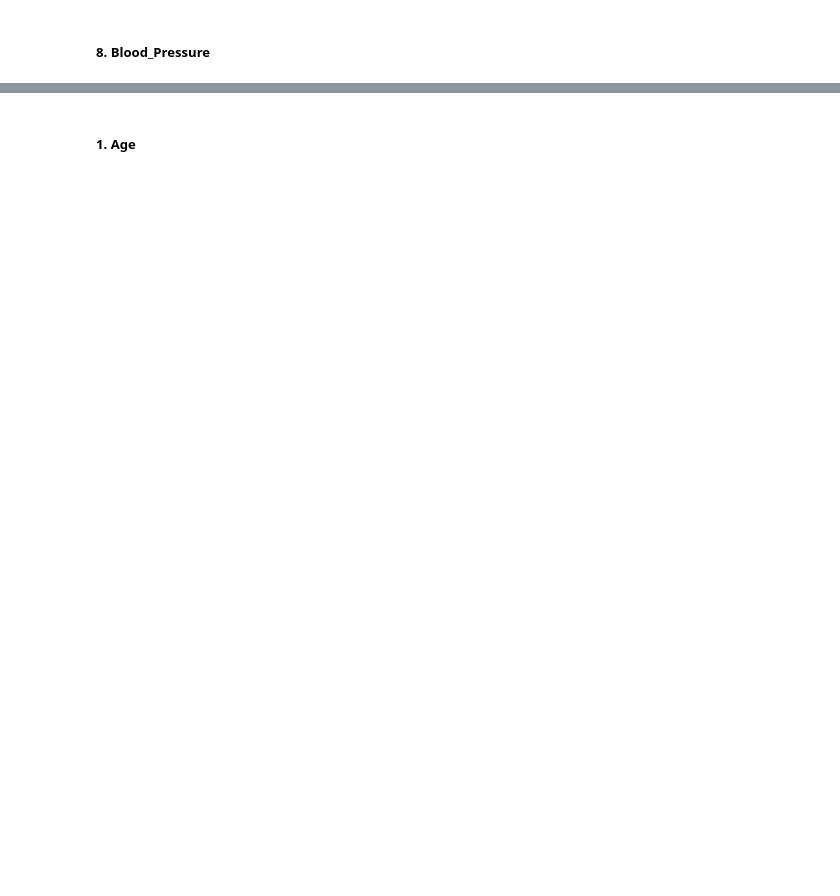
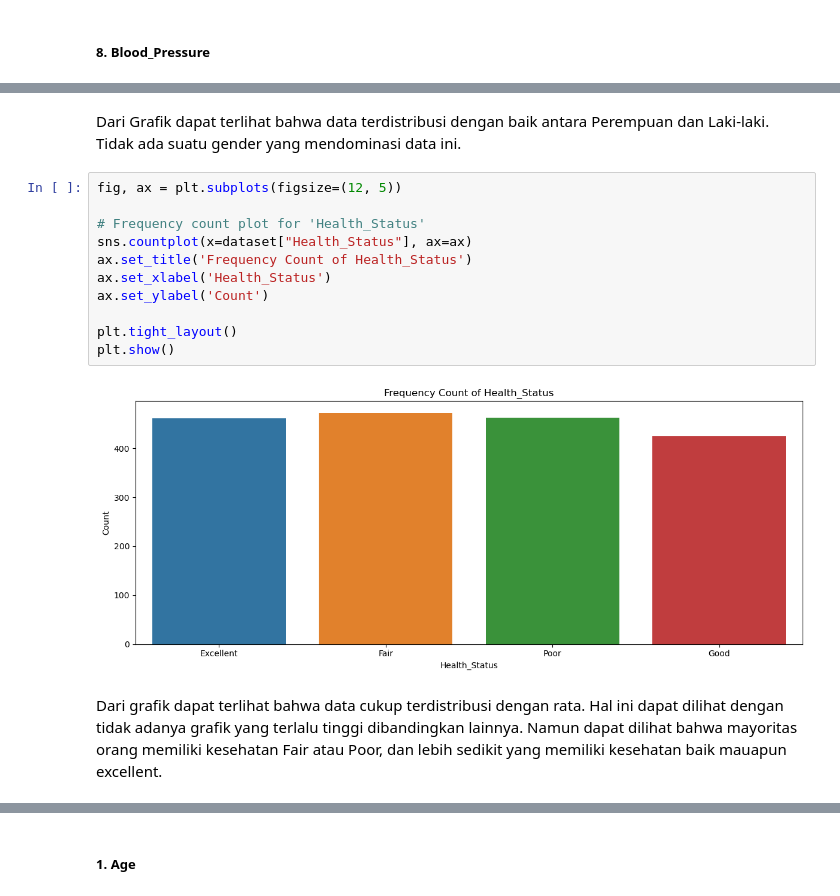
Before and after one commit to ImanuelSG/K02-IF2220-13522048-13522058, a Jupyter notebook: Answers.ipynb, the cells around one changed output, grey strips where cells are left out. Cells and saved outputs as stored; diff of their text form; blank space fills up the shorter version.

```diff
--- a/Answers.ipynb
+++ b/Answers.ipynb
@@ -589,0 +621,17 @@ Untuk menentukan
+# %% [markdown]
+Dari Grafik dapat terlihat bahwa data terdistribusi dengan baik antara Perempuan dan Laki-laki. Tidak ada suatu gender yang mendominasi data ini.
+# %%
+fig, ax = plt.subplots(figsize=(12, 5))
+
+# Frequency count plot for 'Health_Status'
+sns.countplot(x=dataset["Health_Status"], ax=ax)
+ax.set_title('Frequency Count of Health_Status')
+ax.set_xlabel('Health_Status')
+ax.set_ylabel('Count')
+
+plt.tight_layout()
+plt.show()
+# %% [output]
+[figure, added]
+# %% [markdown]
+Dari grafik dapat terlihat bahwa data cukup terdistribusi dengan rata. Hal ini dapat dilihat dengan tidak adanya grafik yang terlalu tinggi dibandingkan lainnya. Namun dapat dilihat bahwa mayoritas orang memiliki kesehatan Fair atau Poor, dan lebih sedikit yang memiliki kesehatan baik mauapun excellent.
```
Also changed, not shown: parts of 38 cells of this notebook.
